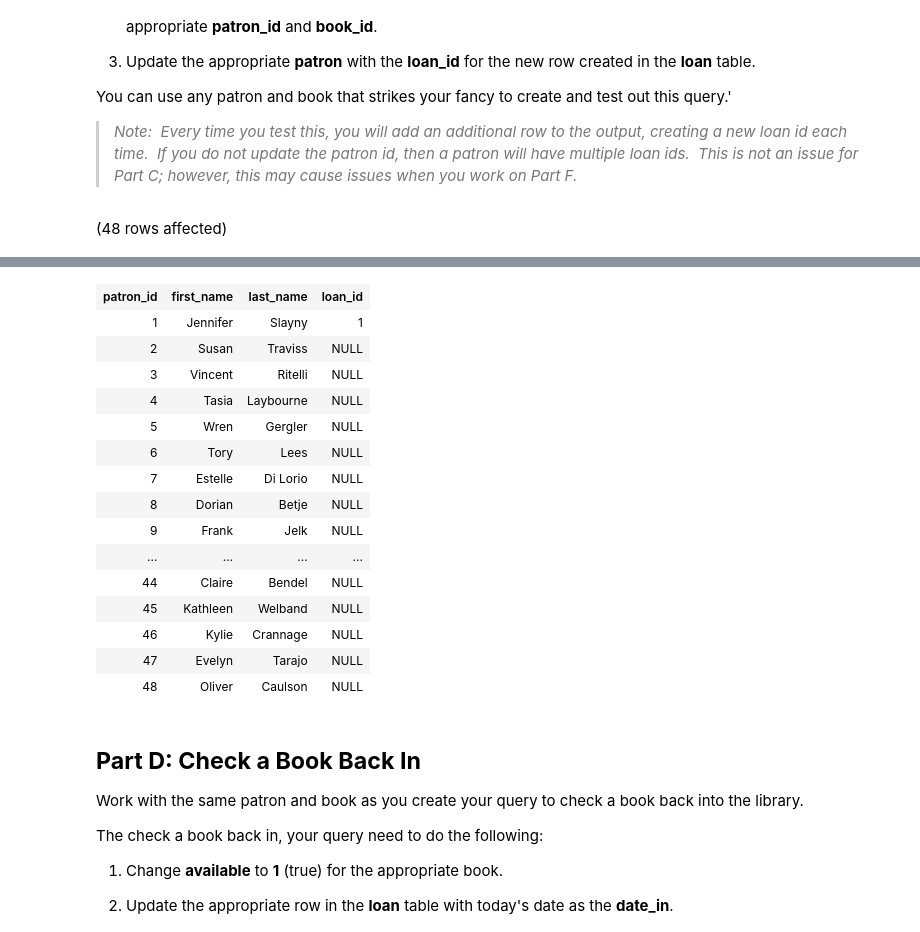
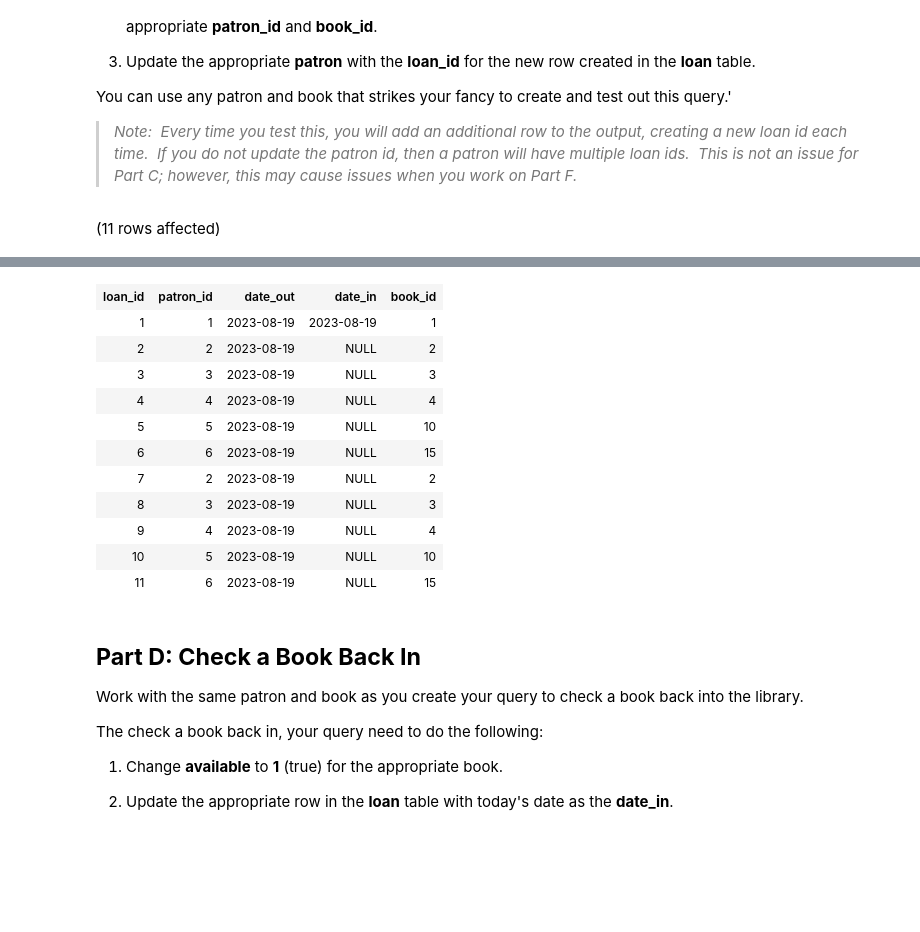
Before and after one commit to Sumasim/SQL-Part-5-Studio, a Jupyter notebook: Studio.ipynb, the cells around one changed output, grey strips where cells are left out. Cells and saved outputs as stored; diff of their text form; code cells hidden in the pictures; blank space fills up the shorter version.

```diff
--- a/Studio.ipynb
+++ b/Studio.ipynb
@@ -709,7 +709,7 @@ You can use any patron and book that strikes your fancy to create and test out t
 > _Note:  Every time you test this, you will add an additional row to the output, creating a new loan id each time.  If you do not update the patron id, then a patron will have multiple loan ids.  This is not an issue for Part C;_ _however, this may cause issues when you work on Part F._
 # %%
 -- Create your query that will Loan Out a Book:
-select * from JunkDB_STL_May2023.suma.patron
+select * from JunkDB_STL_May2023.suma.loan
 -- update JunkDB_STL_May2023.suma.book
 -- set available = 0
 -- where book_id = 1
@@ -720,4 +720,4 @@ select * from JunkDB_STL_May2023.suma.patron
 -- set loan_id = 1
 -- where patron_id = 1
 # %% [output]
-(48 rows affected)
+(11 rows affected)
@@ -725,19 +725,15 @@ Total execution time: 00:00:00.050
-| patron_id | first_name | last_name | loan_id |
-| 1 | Jennifer | Slayny | 1 |
-| 2 | Susan | Traviss | NULL |
-| 3 | Vincent | Ritelli | NULL |
-| 4 | Tasia | Laybourne | NULL |
-| 5 | Wren | Gergler | NULL |
-| 6 | Tory | Lees | NULL |
-| 7 | Estelle | Di Lorio | NULL |
-| 8 | Dorian | Betje | NULL |
-| 9 | Frank | Jelk | NULL |
-| ... | ... | ... | ... |
-| 44 | Claire | Bendel | NULL |
-| 45 | Kathleen | Welband | NULL |
-| 46 | Kylie | Crannage | NULL |
-| 47 | Evelyn | Tarajo | NULL |
-| 48 | Oliver | Caulson | NULL |
+| loan_id | patron_id | date_out | date_in | book_id |
+| 1 | 1 | 2023-08-19 | 2023-08-19 | 1 |
+| 2 | 2 | 2023-08-19 | NULL | 2 |
+| 3 | 3 | 2023-08-19 | NULL | 3 |
+| 4 | 4 | 2023-08-19 | NULL | 4 |
+| 5 | 5 | 2023-08-19 | NULL | 10 |
+| 6 | 6 | 2023-08-19 | NULL | 15 |
+| 7 | 2 | 2023-08-19 | NULL | 2 |
+| 8 | 3 | 2023-08-19 | NULL | 3 |
+| 9 | 4 | 2023-08-19 | NULL | 4 |
+| 10 | 5 | 2023-08-19 | NULL | 10 |
+| 11 | 6 | 2023-08-19 | NULL | 15 |
 # %% [markdown]
 ## **Part D: Check a Book Back In**
 
```
Also changed, not shown: parts of 1 cell of this notebook.
